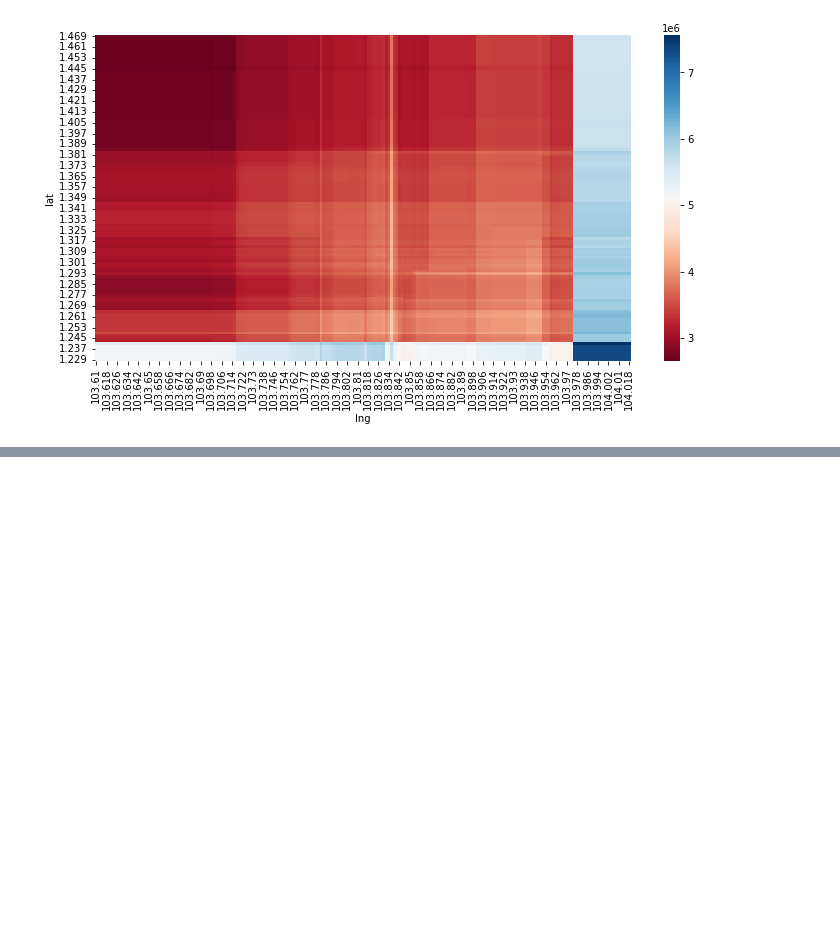
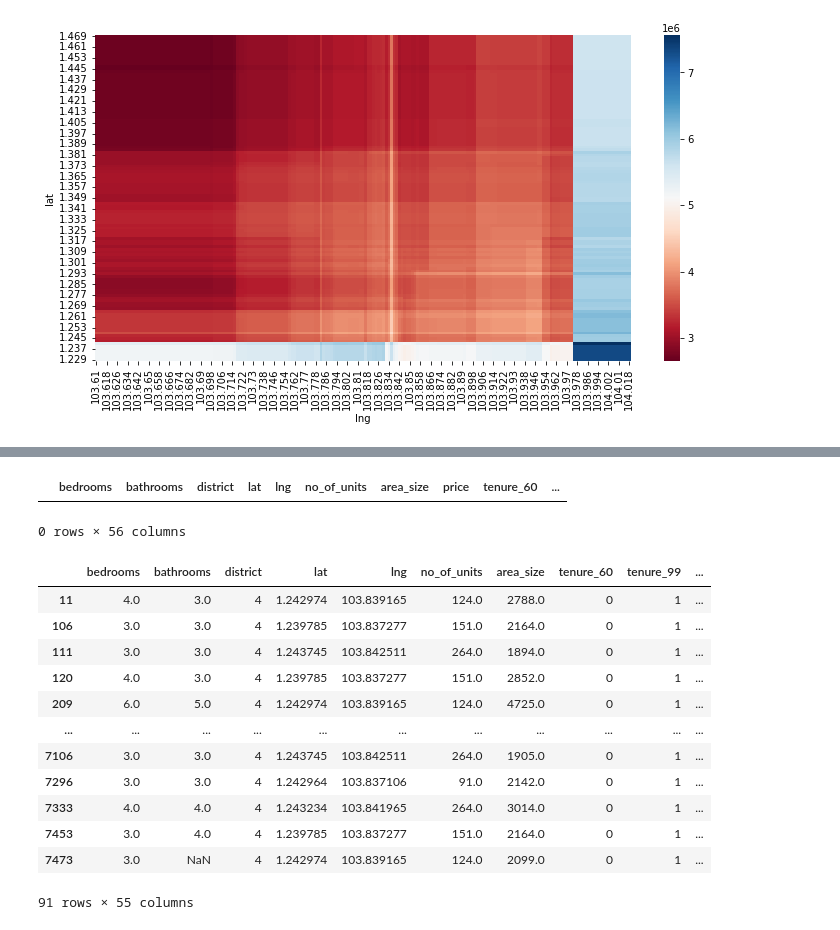
Before and after one commit to aidenywl/data-mining-property-prices, a Jupyter notebook: src/feature_analysis.ipynb, the cells around one changed output, grey strips where cells are left out. Drawn from its saved outputs; the diff is of its cells as text; code cells hidden in the pictures; blank space fills up the shorter version.

```diff
--- a/src/feature_analysis.ipynb
+++ b/src/feature_analysis.ipynb
@@ -565,0 +607,21 @@ ax.invert_yaxis()
+# %%
+df_prices_train[df_prices_train['lng'] > 103.978]
+# %% [output]
+|  | bedrooms | bathrooms | district | lat | lng | no_of_units | area_size | price | tenure_60 | ... |
+0 rows × 56 columns
+# %%
+df_prices_train[df_prices_train['lat'] < 1.245]['price'].mean()
+# %% [output]
+|  | bedrooms | bathrooms | district | lat | lng | no_of_units | area_size | tenure_60 | tenure_99 | ... |
+| 11 | 4.0 | 3.0 | 4 | 1.242974 | 103.839165 | 124.0 | 2788.0 | 0 | 1 | ... |
+| 106 | 3.0 | 3.0 | 4 | 1.239785 | 103.837277 | 151.0 | 2164.0 | 0 | 1 | ... |
+| 111 | 3.0 | 3.0 | 4 | 1.243745 | 103.842511 | 264.0 | 1894.0 | 0 | 1 | ... |
+| 120 | 4.0 | 3.0 | 4 | 1.239785 | 103.837277 | 151.0 | 2852.0 | 0 | 1 | ... |
+| 209 | 6.0 | 5.0 | 4 | 1.242974 | 103.839165 | 124.0 | 4725.0 | 0 | 1 | ... |
+| ... | ... | ... | ... | ... | ... | ... | ... | ... | ... | ... |
+| 7106 | 3.0 | 3.0 | 4 | 1.243745 | 103.842511 | 264.0 | 1905.0 | 0 | 1 | ... |
+| 7296 | 3.0 | 3.0 | 4 | 1.242964 | 103.837106 | 91.0 | 2142.0 | 0 | 1 | ... |
+| 7333 | 4.0 | 4.0 | 4 | 1.243234 | 103.841965 | 264.0 | 3014.0 | 0 | 1 | ... |
+| 7453 | 3.0 | 4.0 | 4 | 1.239785 | 103.837277 | 151.0 | 2164.0 | 0 | 1 | ... |
+| 7473 | 3.0 | NaN | 4 | 1.242974 | 103.839165 | 124.0 | 2099.0 | 0 | 1 | ... |
+91 rows × 55 columns
```
Also changed, not shown: parts of 5 cells of this notebook, 1 other file.
